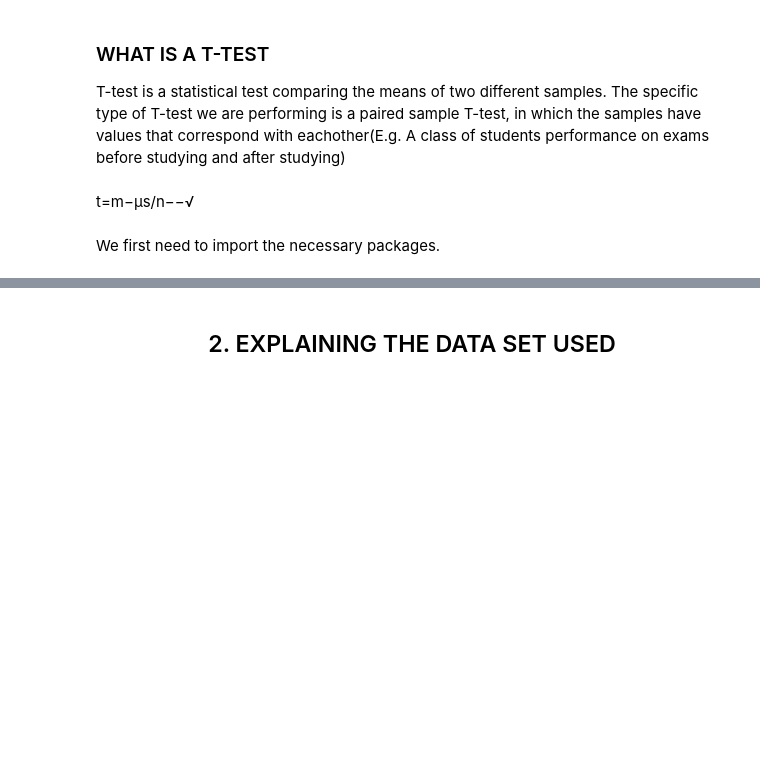
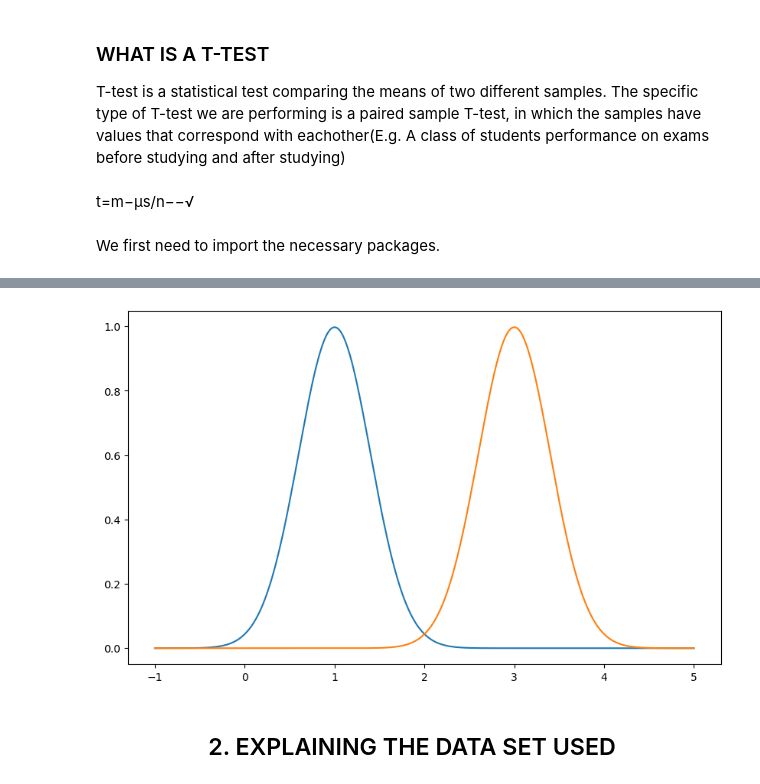
Before and after one commit to StephenCaulfield/MLAS-Autumn-Stephen-Caulfield, a Jupyter notebook: ttest.ipynb, the cells around one changed output, grey strips where cells are left out. Cells and saved outputs as stored; diff of their text form; code cells hidden in the pictures; blank space fills up the shorter version.

```diff
--- a/ttest.ipynb
+++ b/ttest.ipynb
@@ -45,2 +48,14 @@ TtestResult(statistic=-6.209646452204897, pvalue=1.1190928339723317e-09, df=499)
+# %%
+min_x = min(m_a, m_b) - 5.0 * max(s_a, s_b)
+max_x = max(m_a, m_b) + 5.0 * max(s_a, s_b)
+x = np.linspace(min_x, max_x, 1000)
+y_a = ss.norm.pdf(x, m_a, s_a)
+y_b = ss.norm.pdf(x, m_b, s_b)
+fig, ax = plt.subplots(figsize=(10,6))
+ax.plot(x, y_a)
+ax.plot(x, y_b)
+plt.show()
+# %% [output]
+[figure, added]
 # %% [markdown]
 <h2 align = "center">2. EXPLAINING THE DATA SET USED</h2>
```
Also changed, not shown: parts of 14 cells of this notebook, 2 other files.
